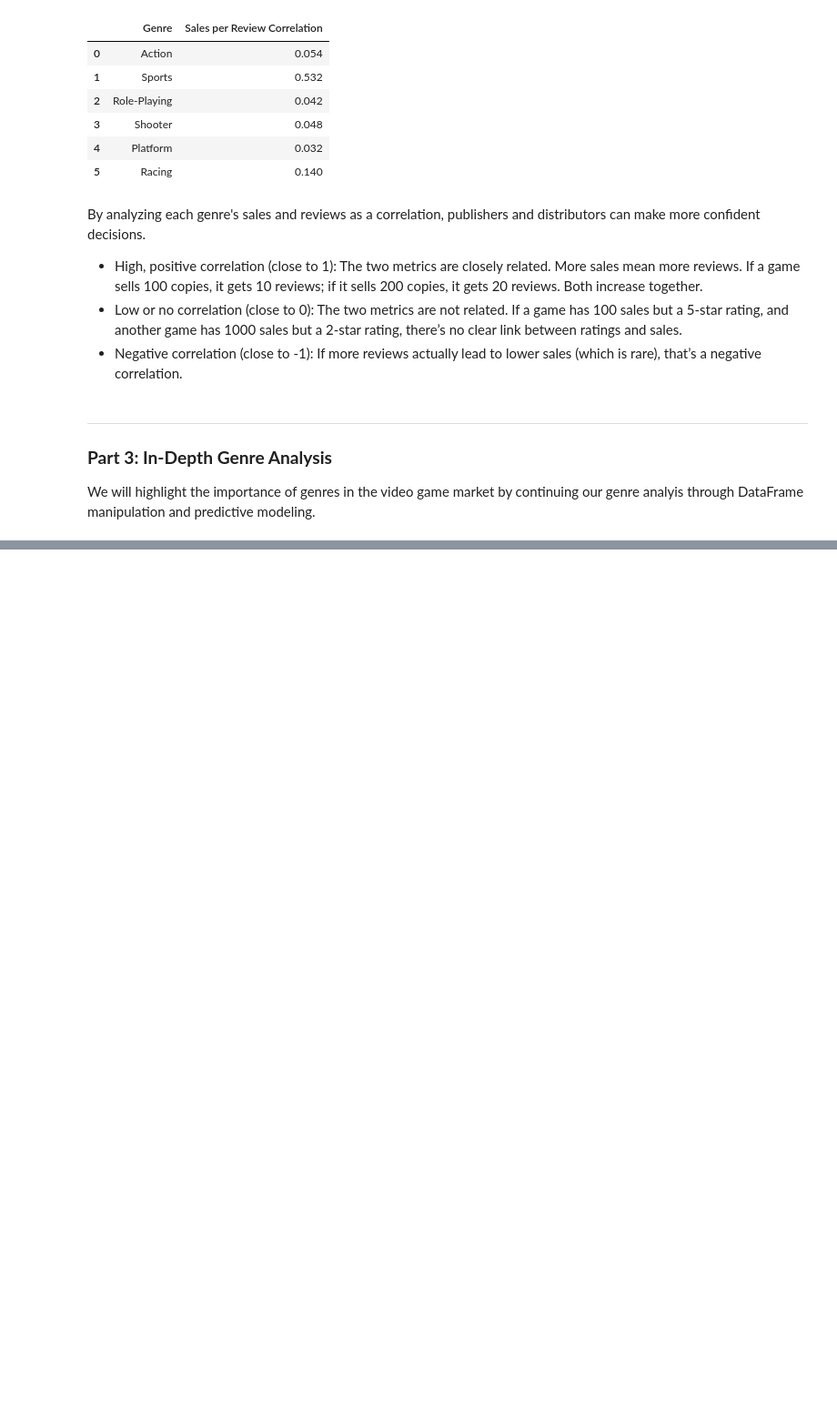
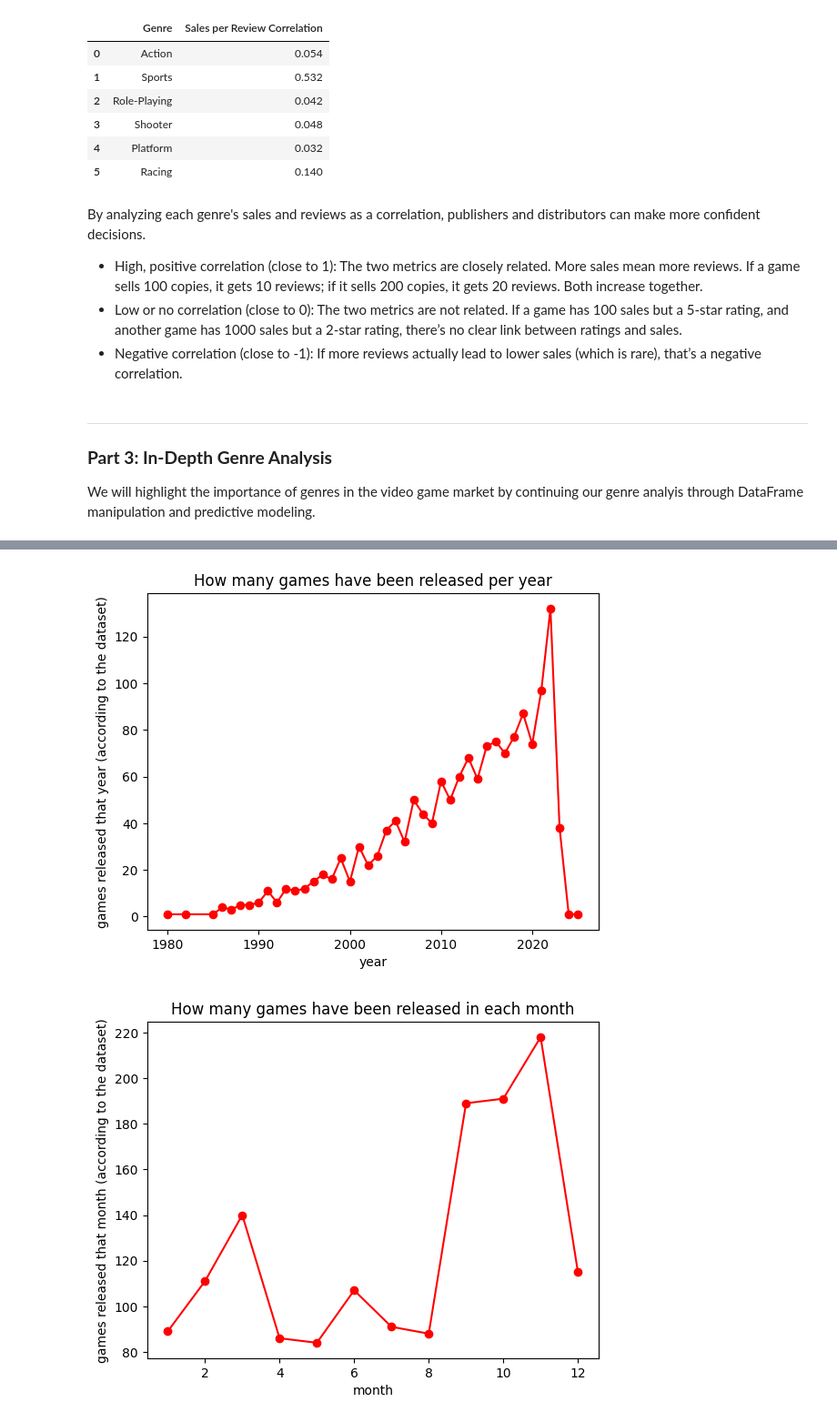
Before and after one commit to AbhijayUpadhyay/videogame-sales-analysis, a Jupyter notebook: main.ipynb, the cells around one changed output, grey strips where cells are left out. Shown at 91% size. Saved outputs shown, nothing was run; the diff lists cells and outputs as text; code cells hidden in the pictures; blank space fills up the shorter version.

```diff
--- a/main.ipynb
+++ b/main.ipynb
@@ -206,0 +368,18 @@ We will highlight the importance of genres in the video game market by continuin
+# %%
+df_dropped = df_metadata.copy(deep=True)
+
+# Using regex here to remove all rows with a release_date value that isn't a date
+# I inspected the data and found all data that didn't have a date value in release_date
+# Instead had 'release date TBD', and so to simplify the regex I checked only to remove rows that started with 'release'
+df_dropped['release_date'] = df_dropped['release_date'].replace(to_replace=r'(release.*)', value=pd.NA, regex=True)
+
+df_dropped_r = df_dropped.dropna(subset='release_date')
+
+print('the length of df_dropped is', len(df_dropped))
+print('the length of df_dropped_r is', len(df_dropped_r))
+
+df_dropped_r['release_date'] = pd.to_datetime(df_dropped_r['release_date'])
+
+df_dropped_r['year'] = df_dropped_r['release_date'].dt.year
+df_dropped_r['month'] = df_dropped_r['release_date'].dt.month
+df_dropped_r['year_month'] = pd.to_datetime(df_dropped_r[['month', 'year']].assign(DAY=1))
@@ -206,0 +409,27 @@ We will highlight the importance of genres in the video game market by continuin
+# %%
+df_dropped_count_y = df_dropped_r.groupby('year')['title'].count().reset_index()
+df_dropped_count_m = df_dropped_r.groupby('month')['title'].count().reset_index()
+
+plt.plot(df_dropped_count_y['year'], df_dropped_count_y['title'], marker = 'o', color = 'red')
+plt.title('How many games have been released per year')
+plt.xlabel('year')
+plt.ylabel('games released that year (according to the dataset)')
+plt.show()
+
+plt.plot(df_dropped_count_m['month'], df_dropped_count_m['title'], marker = 'o', color = 'red')
+plt.title('How many games have been released in each month')
+plt.xlabel('month')
+plt.ylabel('games released that month (according to the dataset)')
+plt.show()
+
+# For years: We see a steady growth rate, as we should since video games as a whole have consistently grown in popularity
+# The most recent year, 2023, has a dip, but that's just because the whole year isn't acocunted for in the dataset
+
+# For months: We see a strong trend towards more games being released in the fall months of the year
+# This is likely to capitalize on strong Christmas sales
+# Video games are mostly played by children, so releasing games in November make it more likely for
+# Children to be able to get them for Christmas
+# A similar trend happens in movies, where many Christmas movies release either in November or many weeks before Christmas
+# %% [output]
+[figure, added]
+[figure, added]
```
Also changed, not shown: parts of 14 cells of this notebook, 2 other files.
